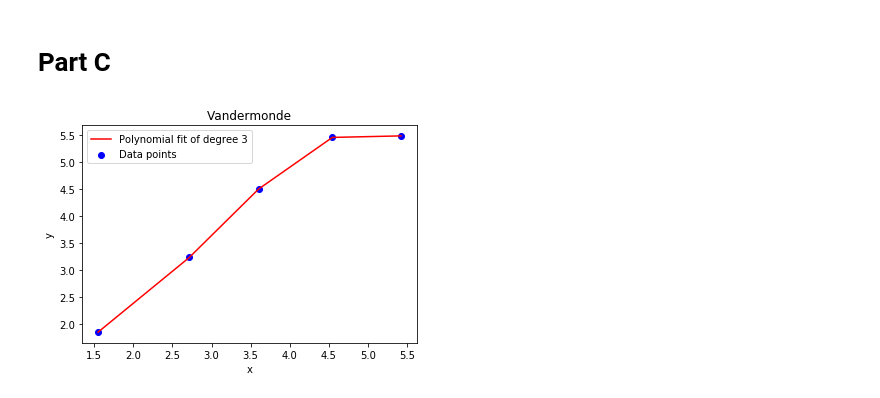
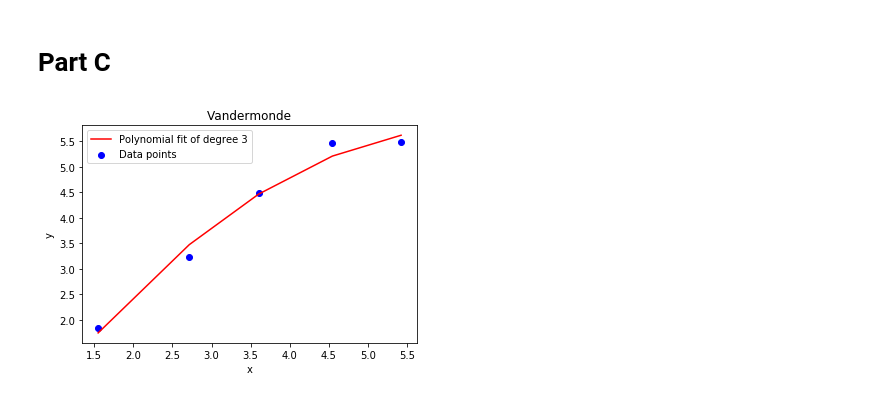
Before and after one commit to bweir72/Coe-311k, a Jupyter notebook: classwork/bjw3366_CH10.ipynb, the cells around one changed output. Cells and saved outputs as stored; diff of their text form; code cells hidden in the pictures.

Commit message:
Fixed vander graph

```diff
--- a/classwork/bjw3366_CH10.ipynb
+++ b/classwork/bjw3366_CH10.ipynb
@@ -140,24 +140,24 @@ R-squared: 1.0000
 # %%
 # Create Vandermonde matrix for a polynomial of degree
 degree3 = 2
 V = np.vander(X2, N=degree3+1, increasing=True)
 
 # V.T * V
 VT_V = np.dot(V.T, V)
 # V.T * y
 VT_y = np.dot(V.T, Y2)
 # Solve for a (coefficients)
 coefficients3 = np.linalg.solve(VT_V, VT_y)
-polynomial3 = np.poly1d(coefficients3)
-vander_pred = polynomial(X2)
+#polynomial3 = np.poly1d(coefficients3)
+vander_pred = np.dot(V, coefficients3)
 
 # Step 4: Plotting the results
 plt.scatter(X2, Y2, color='blue', label='Data points') # Original data points
 plt.plot(X2, vander_pred, color='red', label=f'Polynomial fit of degree {degree}')
 plt.title('Vandermonde')
 plt.xlabel('x')
 plt.ylabel('y')
 plt.legend()
 plt.show()
 # %% [output]
-[figure, old version]
+[figure, new version]
```
